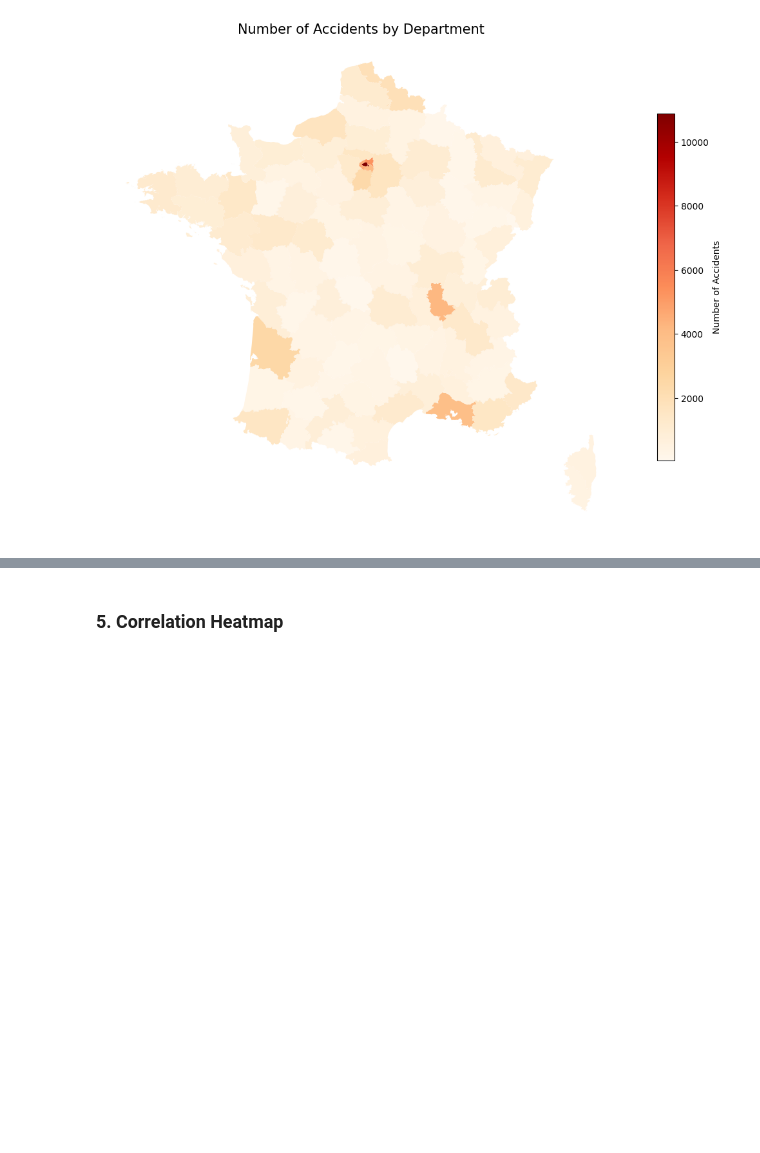
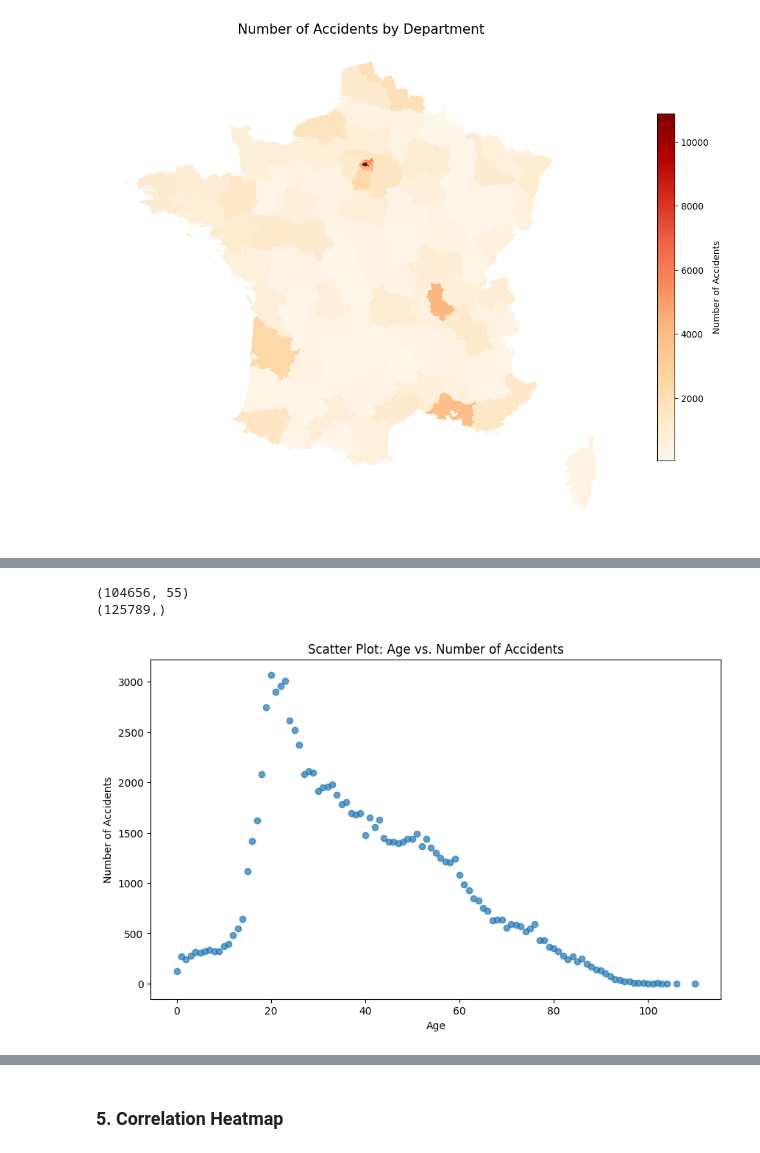
Before and after one commit to AmirBraham/ramp-challenge, a Jupyter notebook: template_starting_kit.ipynb, the cells around one changed output, grey strips where cells are left out. Drawn from its saved outputs; the diff is of its cells as text; code cells hidden in the pictures; blank space fills up the shorter version.

```diff
--- a/template_starting_kit.ipynb
+++ b/template_starting_kit.ipynb
@@ -382,0 +382,18 @@ ValueError: min() iterable argument is empty
+# %%
+print(df.shape)
+print(df_grav.shape)
+# %% [output]
+(104656, 55)
+(125789,)
+# %%
+accident_counts = X_df.groupby("age").size().reset_index(name="accident_count")
+
+
+plt.figure(figsize=(10, 6))
+plt.scatter(accident_counts["age"], accident_counts["accident_count"], alpha=0.7)
+plt.xlabel("Age")
+plt.ylabel("Number of Accidents")
+plt.title("Scatter Plot: Age vs. Number of Accidents")
+plt.show()
+# %% [output]
+[figure, added]
```
Also changed, not shown: parts of 18 cells of this notebook, 1 other file.
